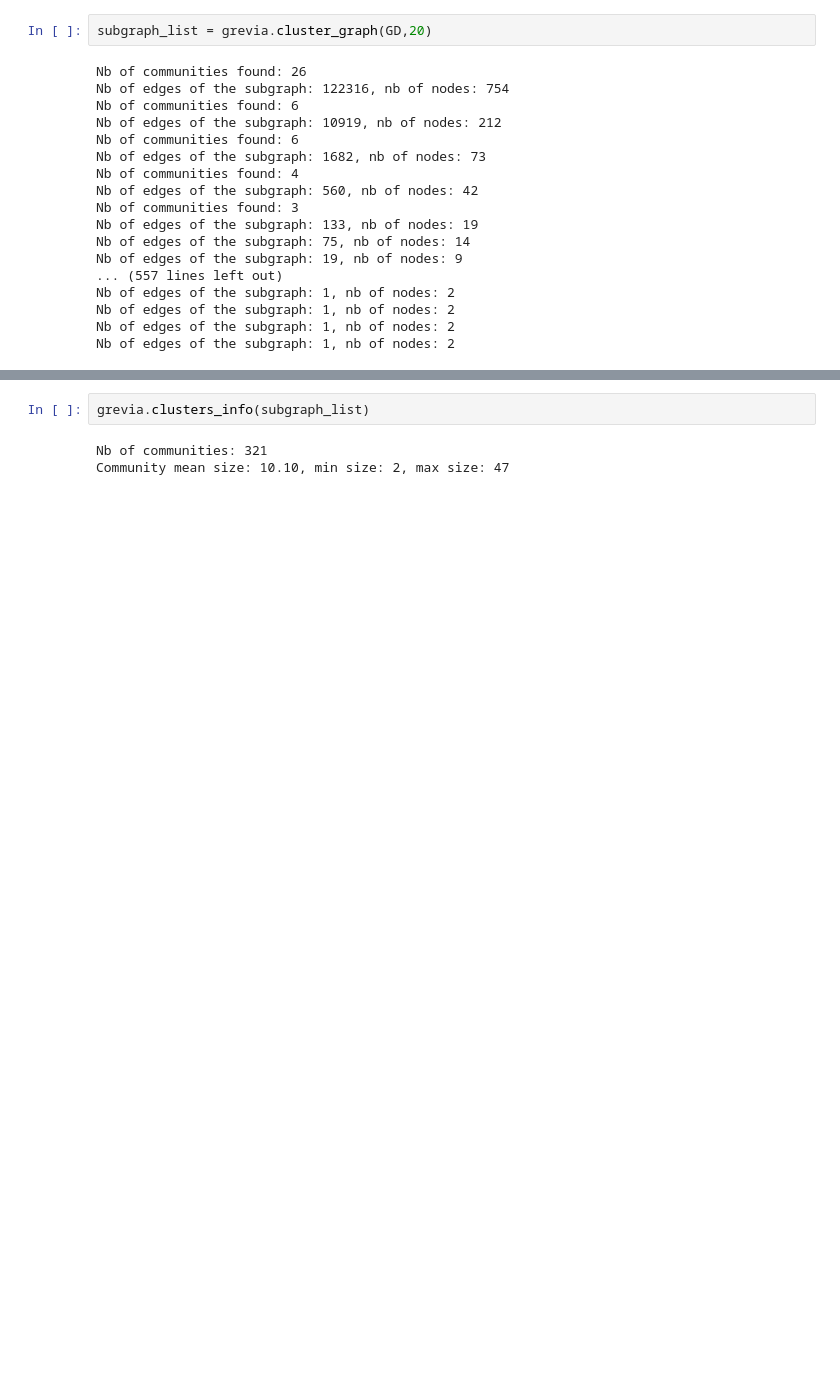
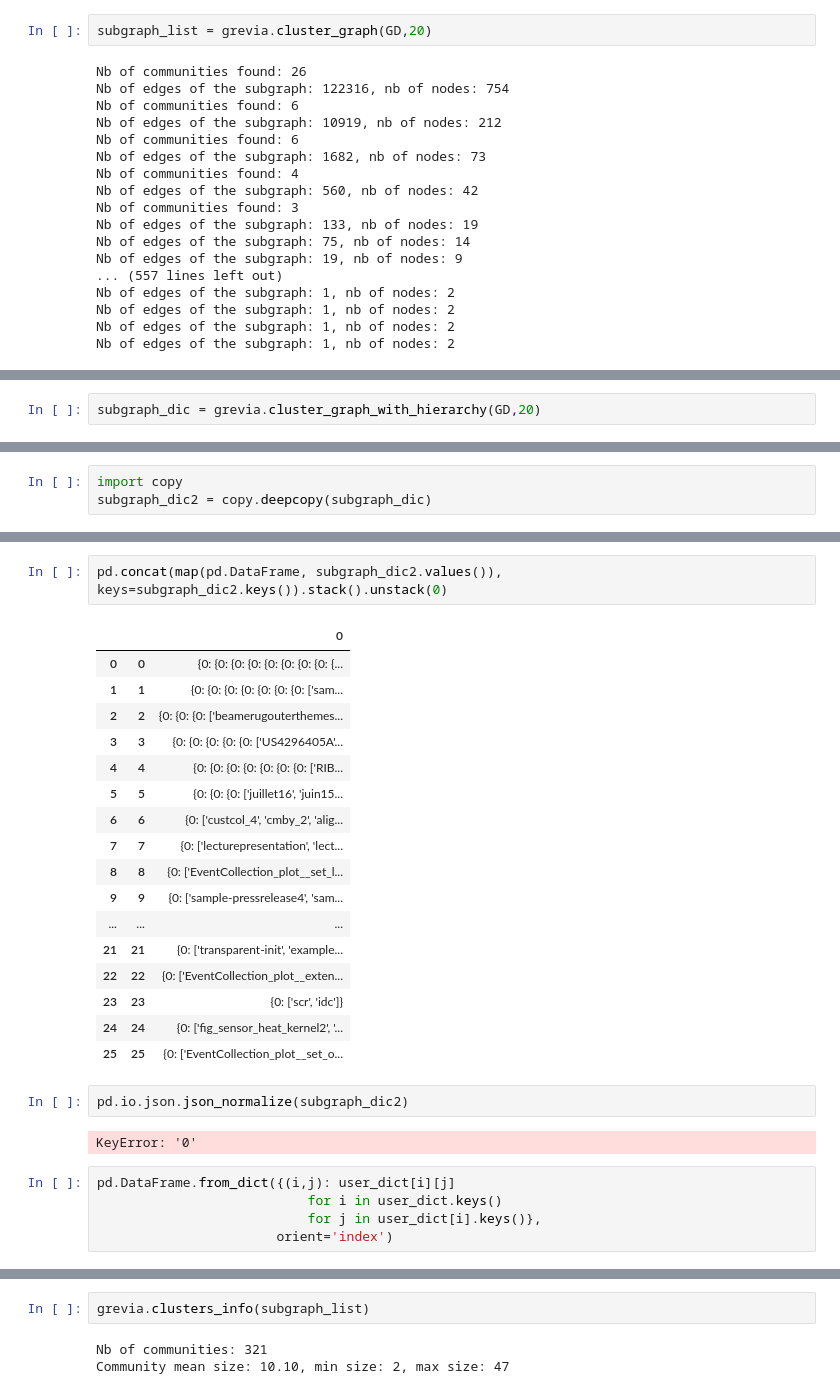
Before and after one commit to bricaud/OCR-classif, a Jupyter notebook: classify_documents.ipynb, the cells around one changed output, grey strips where cells are left out. Saved outputs shown, nothing was run; the diff lists cells and outputs as text; blank space fills up the shorter version.

Commit message:
get rid of dataframe where not necessary

```diff
--- a/classify_documents.ipynb
+++ b/classify_documents.ipynb
@@ -232,0 +235,2 @@ Nb of edges of the subgraph: 1, nb of nodes: 2
+# %%
+subgraph_dic = grevia.cluster_graph_with_hierarchy(GD,20)
@@ -232,0 +275,3 @@ Nb of edges of the subgraph: 1, nb of nodes: 2
+# %%
+import copy
+subgraph_dic2 = copy.deepcopy(subgraph_dic)
@@ -232,0 +339,29 @@ Nb of edges of the subgraph: 1, nb of nodes: 2
+# %%
+pd.concat(map(pd.DataFrame, subgraph_dic2.values()), keys=subgraph_dic2.keys()).stack().unstack(0)
+# %% [output]
+|  |  | 0 |
+| 0 | 0 | {0: {0: {0: {0: {0: {0: {0: {0: {... |
+| 1 | 1 | {0: {0: {0: {0: {0: {0: {0: ['sam... |
+| 2 | 2 | {0: {0: {0: ['beamerugouterthemes... |
+| 3 | 3 | {0: {0: {0: {0: {0: ['US4296405A'... |
+| 4 | 4 | {0: {0: {0: {0: {0: {0: {0: ['RIB... |
+| 5 | 5 | {0: {0: {0: ['juillet16', 'juin15... |
+| 6 | 6 | {0: ['custcol_4', 'cmby_2', 'alig... |
+| 7 | 7 | {0: ['lecturepresentation', 'lect... |
+| 8 | 8 | {0: ['EventCollection_plot__set_l... |
+| 9 | 9 | {0: ['sample-pressrelease4', 'sam... |
+| ... | ... | ... |
+| 21 | 21 | {0: ['transparent-init', 'example... |
+| 22 | 22 | {0: ['EventCollection_plot__exten... |
+| 23 | 23 | {0: ['scr', 'idc']} |
+| 24 | 24 | {0: ['fig_sensor_heat_kernel2', '... |
+| 25 | 25 | {0: ['EventCollection_plot__set_o... |
+# %%
+pd.io.json.json_normalize(subgraph_dic2)
+# %% [output]
+KeyError: '0'
+# %%
+pd.DataFrame.from_dict({(i,j): user_dict[i][j]
+                           for i in user_dict.keys()
+                           for j in user_dict[i].keys()},
+                       orient='index')
```
Also changed, not shown: parts of 9 cells of this notebook, 6 other files.
